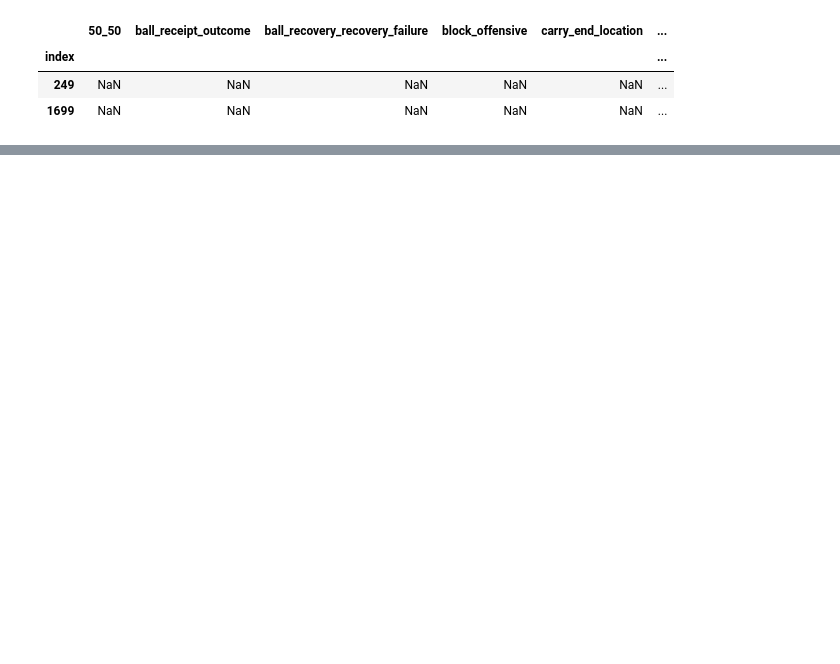
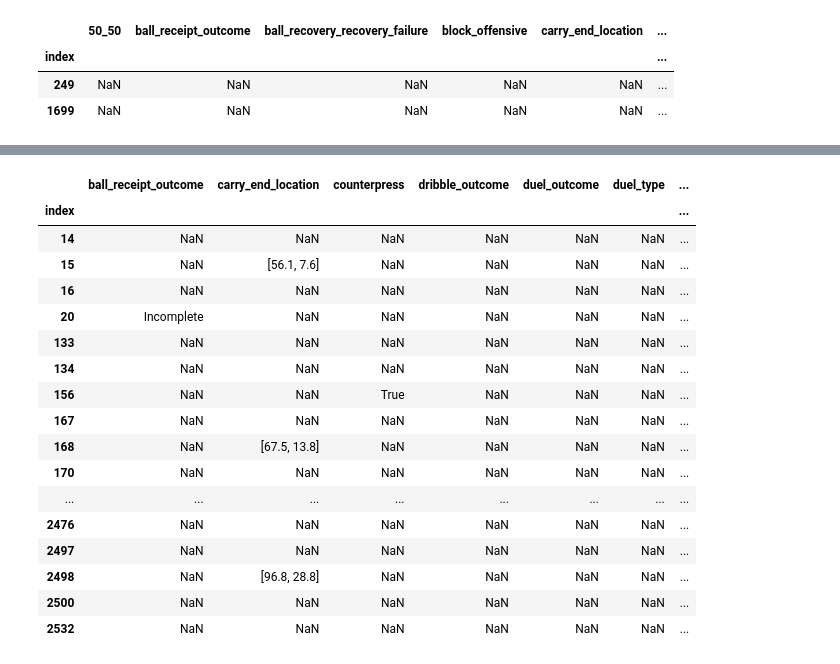
Before and after one commit to arskaan/streamlit-test, a Jupyter notebook: test.ipynb, the cells around one changed output, grey strips where cells are left out. Drawn from its saved outputs; the diff is of its cells as text; code cells hidden in the pictures; blank space fills up the shorter version.

```diff
--- a/test.ipynb
+++ b/test.ipynb
@@ -264,0 +358,21 @@ df[condition_player&(df['type']== 'Shot')]
+# %%
+df[df['player'] == 'Papiss Demba Cissé'].dropna(how='all',axis=1).drop(columns=['id','match_id','off_camera','pass_angle','player','player_id','position','team','possession_team','possession_team_id','related_events','team_id']).sort_index()
+# %% [output]
+|  | ball_receipt_outcome | carry_end_location | counterpress | dribble_outcome | duel_outcome | duel_type | ... |
+| index |  |  |  |  |  |  | ... |
+| 14 | NaN | NaN | NaN | NaN | NaN | NaN | ... |
+| 15 | NaN | [56.1, 7.6] | NaN | NaN | NaN | NaN | ... |
+| 16 | NaN | NaN | NaN | NaN | NaN | NaN | ... |
+| 20 | Incomplete | NaN | NaN | NaN | NaN | NaN | ... |
+| 133 | NaN | NaN | NaN | NaN | NaN | NaN | ... |
+| 134 | NaN | NaN | NaN | NaN | NaN | NaN | ... |
+| 156 | NaN | NaN | True | NaN | NaN | NaN | ... |
+| 167 | NaN | NaN | NaN | NaN | NaN | NaN | ... |
+| 168 | NaN | [67.5, 13.8] | NaN | NaN | NaN | NaN | ... |
+| 170 | NaN | NaN | NaN | NaN | NaN | NaN | ... |
+| ... | ... | ... | ... | ... | ... | ... | ... |
+| 2476 | NaN | NaN | NaN | NaN | NaN | NaN | ... |
+| 2497 | NaN | NaN | NaN | NaN | NaN | NaN | ... |
+| 2498 | NaN | [96.8, 28.8] | NaN | NaN | NaN | NaN | ... |
+| 2500 | NaN | NaN | NaN | NaN | NaN | NaN | ... |
+| 2532 | NaN | NaN | NaN | NaN | NaN | NaN | ... |
```
Also changed, not shown: parts of 7 cells of this notebook, 2 other files.
